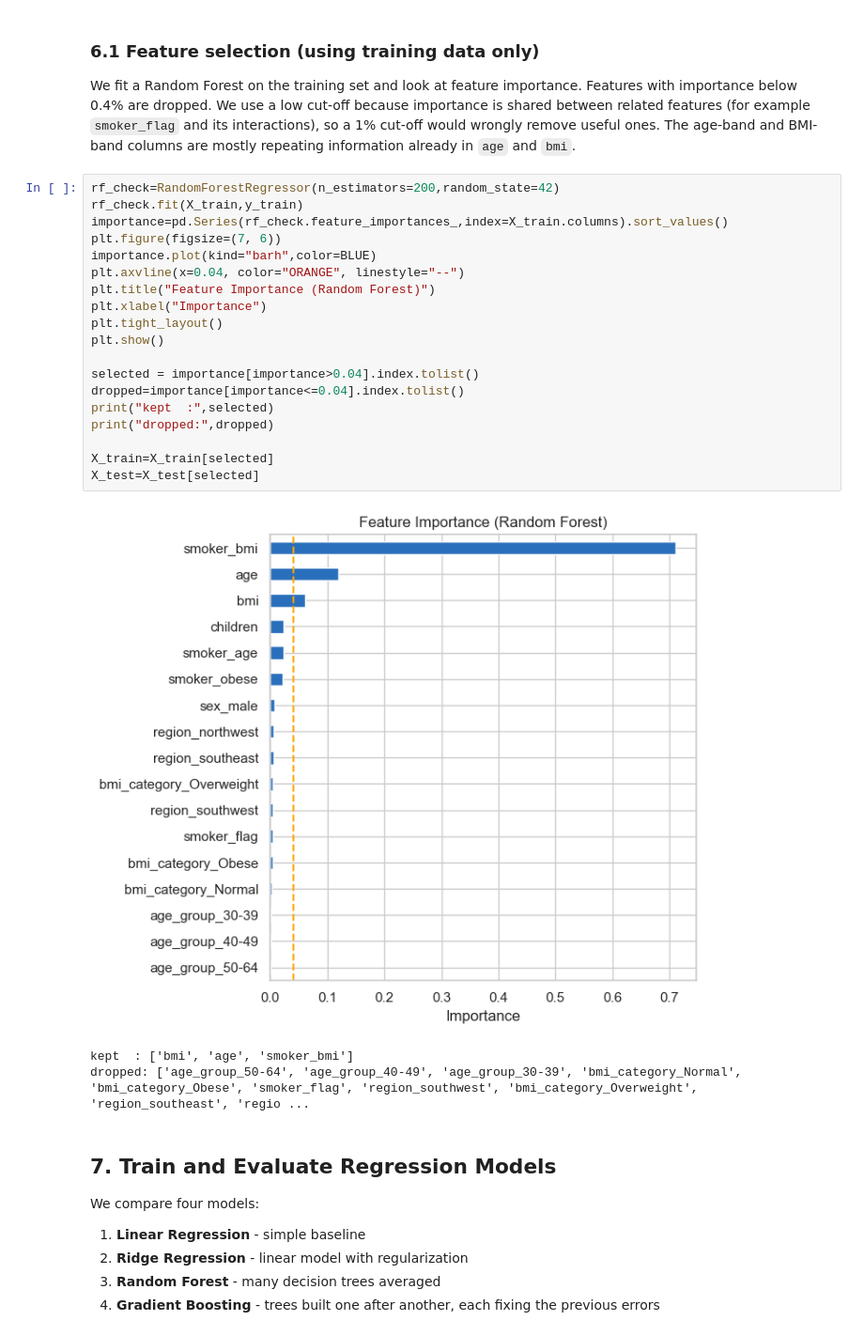
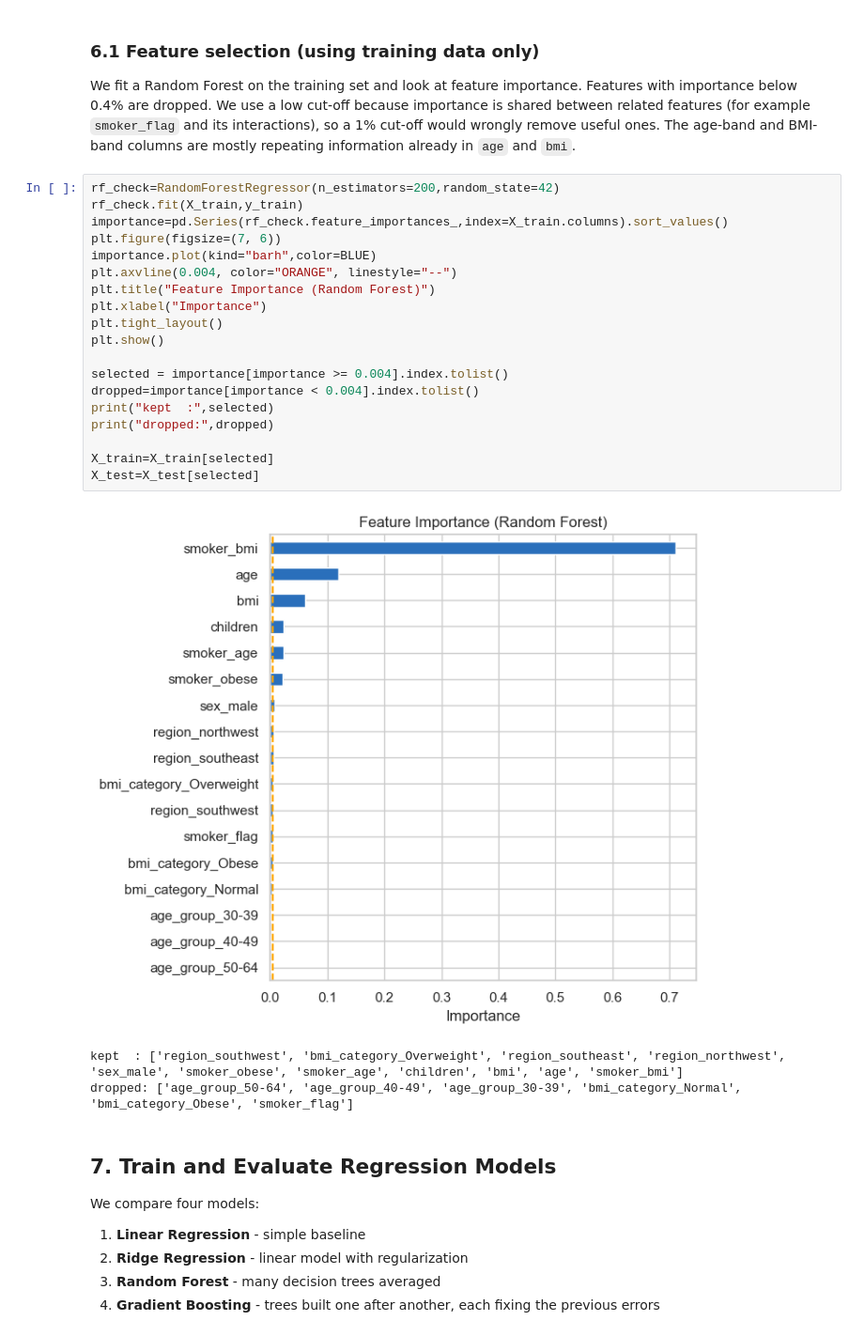
Before and after one commit to prince63aj/Medical_Insurance_Cost_Prediction, a Jupyter notebook: Analysis.ipynb, the cells around one changed output. Shown at 94% size. Saved outputs shown, nothing was run; the diff lists cells and outputs as text.

```diff
--- a/Analysis.ipynb
+++ b/Analysis.ipynb
@@ -354,26 +354,26 @@ We fit a Random Forest on the training set and look at feature importance. Featu
 # %%
 rf_check=RandomForestRegressor(n_estimators=200,random_state=42)
 rf_check.fit(X_train,y_train)
 importance=pd.Series(rf_check.feature_importances_,index=X_train.columns).sort_values()
 plt.figure(figsize=(7, 6))
 importance.plot(kind="barh",color=BLUE)
-plt.axvline(x=0.04, color="ORANGE", linestyle="--")
+plt.axvline(0.004, color="ORANGE", linestyle="--")
 plt.title("Feature Importance (Random Forest)")
 plt.xlabel("Importance")
 plt.tight_layout()
 plt.show()
 
-selected = importance[importance>0.04].index.tolist()
-dropped=importance[importance<=0.04].index.tolist()
+selected = importance[importance >= 0.004].index.tolist()
+dropped=importance[importance < 0.004].index.tolist()
 print("kept  :",selected)
 print("dropped:",dropped)
 
 X_train=X_train[selected]
 X_test=X_test[selected]
 # %% [output]
-[figure, old version]
+[figure, new version]
-kept  : ['bmi', 'age', 'smoker_bmi']
-dropped: ['age_group_50-64', 'age_group_40-49', 'age_group_30-39', 'bmi_category_Normal', 'bmi_category_Obese', 'smoker_flag', 'region_southwest', 'bmi_category_Overweight', 'region_southeast', 'regio ...
+kept  : ['region_southwest', 'bmi_category_Overweight', 'region_southeast', 'region_northwest', 'sex_male', 'smoker_obese', 'smoker_age', 'children', 'bmi', 'age', 'smoker_bmi']
+dropped: ['age_group_50-64', 'age_group_40-49', 'age_group_30-39', 'bmi_category_Normal', 'bmi_category_Obese', 'smoker_flag']
 # %% [markdown]
 ## 7. Train and Evaluate Regression Models
 We compare four models:
```
Also changed, not shown: parts of 12 cells of this notebook.
